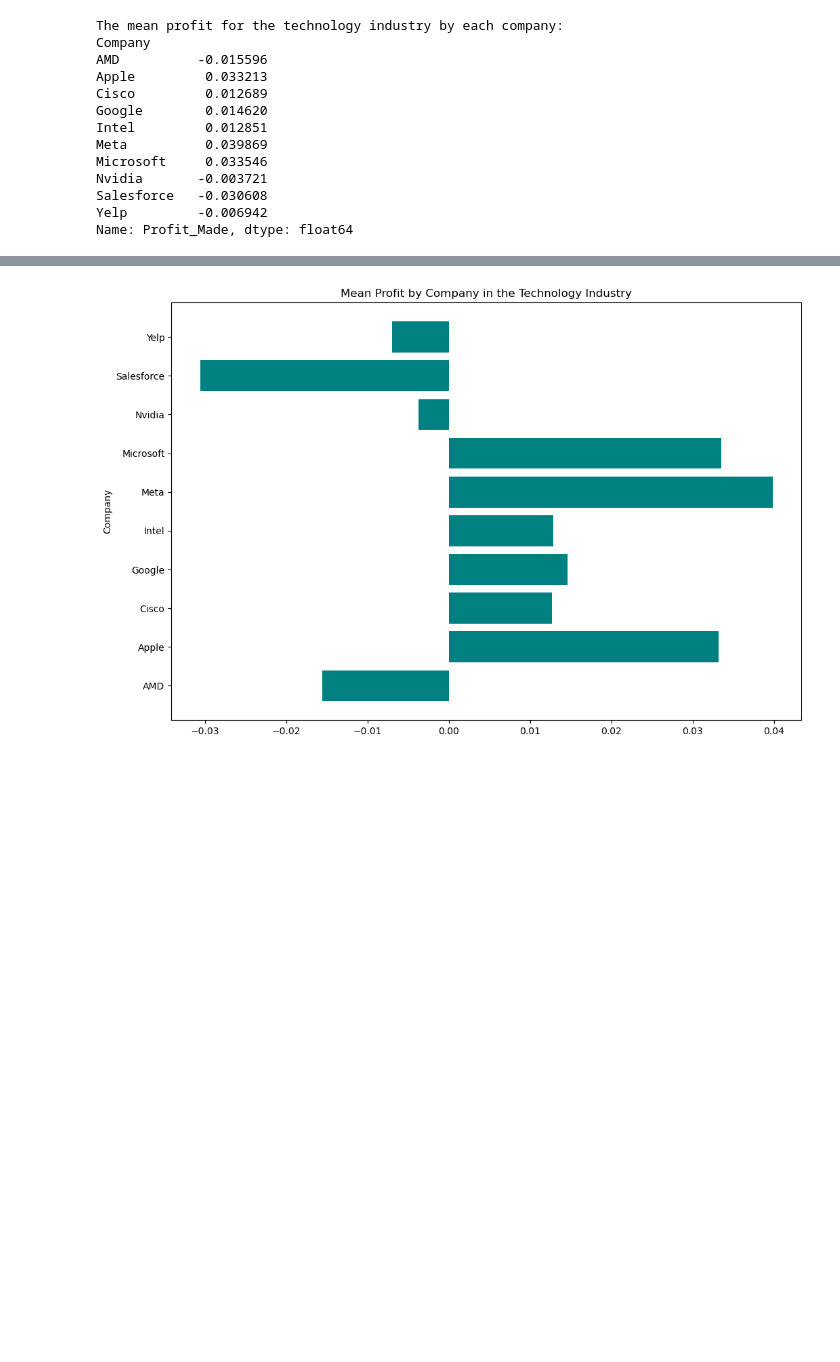
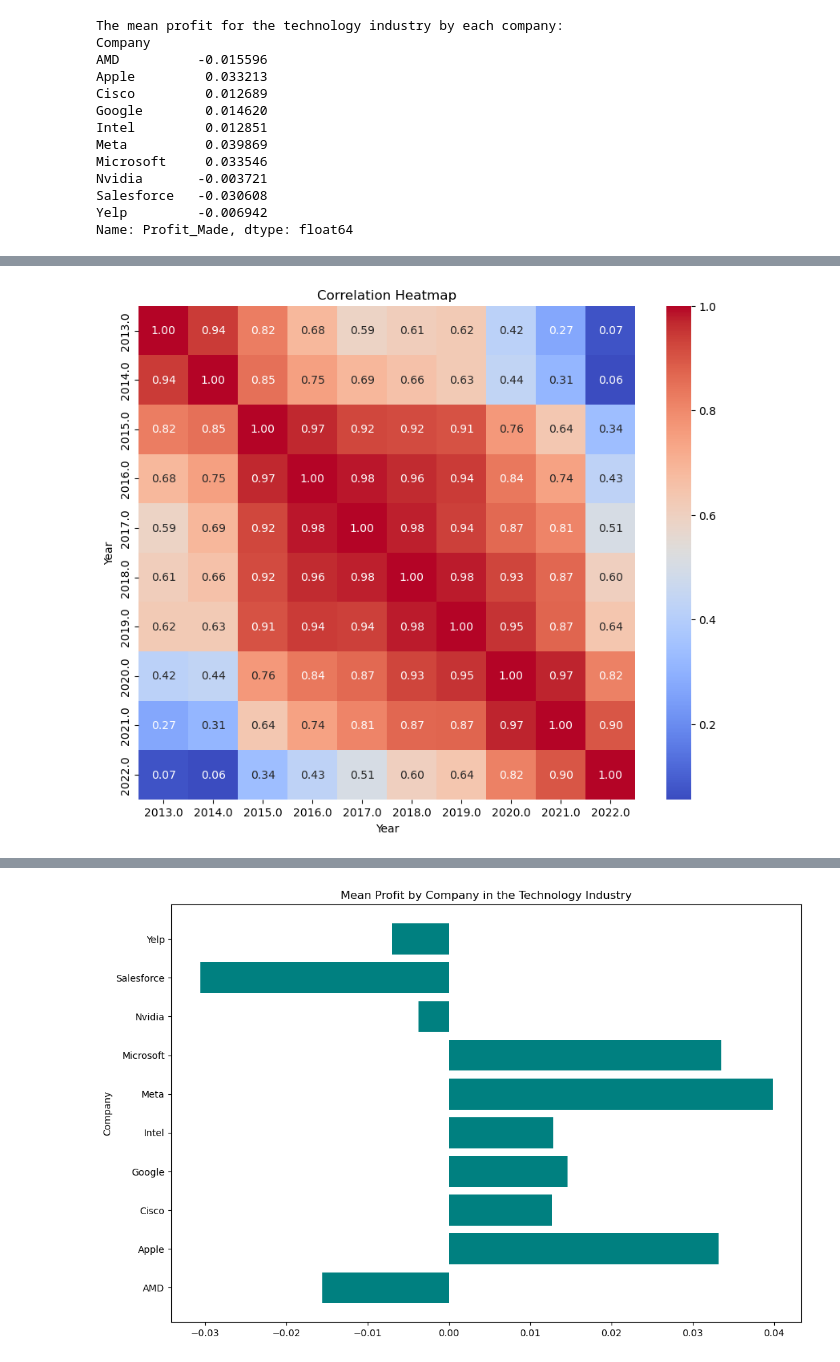
Before and after one commit to ubco-W2022T2-data301/Group35, a Jupyter notebook: analysis/analysis1.ipynb, the cells around one changed output, grey strips where cells are left out. Cells and saved outputs as stored; diff of their text form; code cells hidden in the pictures; blank space fills up the shorter version.

```diff
--- a/analysis/analysis1.ipynb
+++ b/analysis/analysis1.ipynb
@@ -440,0 +446,15 @@ df_monthly.reset_index()
+# %%
+import numpy as np
+
+corr = df_monthly.pivot_table(index='Company', columns='Year', values='Close', aggfunc='mean').corr()
+
+fig, ax = plt.subplots(figsize=(10,8))
+
+sns.heatmap(corr, annot=True, fmt='.2f', cmap='coolwarm', ax=ax)
+
+ax.set_title('Correlation Heatmap')
+plt.show()
+#Heatmap showing the correlation between the monthly closing prices of each company:
+#this can help you identify which companies have prices that move in tandem with each other, which could be an indicator of shared economic factors or market conditions.
+# %% [output]
+[figure, added]
```
Also changed, not shown: parts of 23 cells of this notebook, 1 other file.
